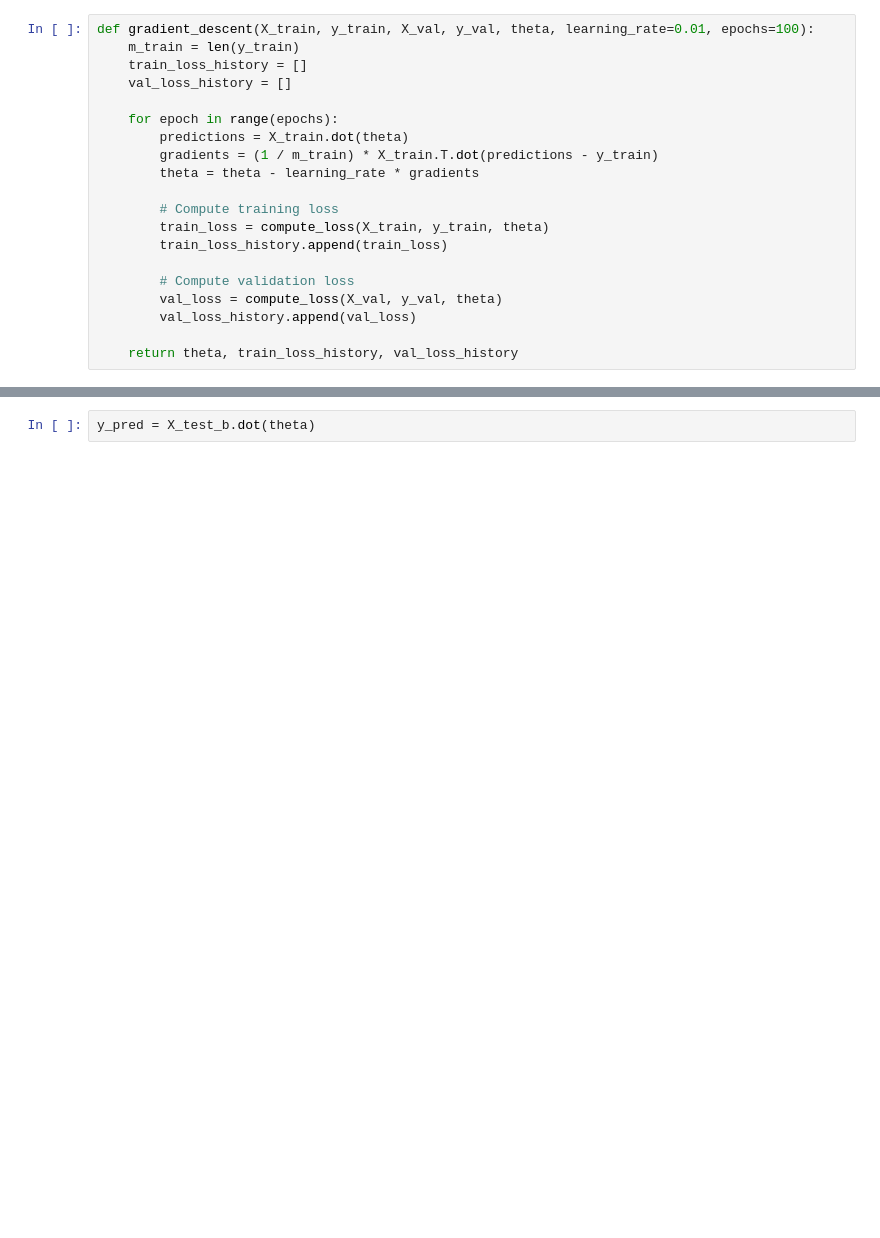
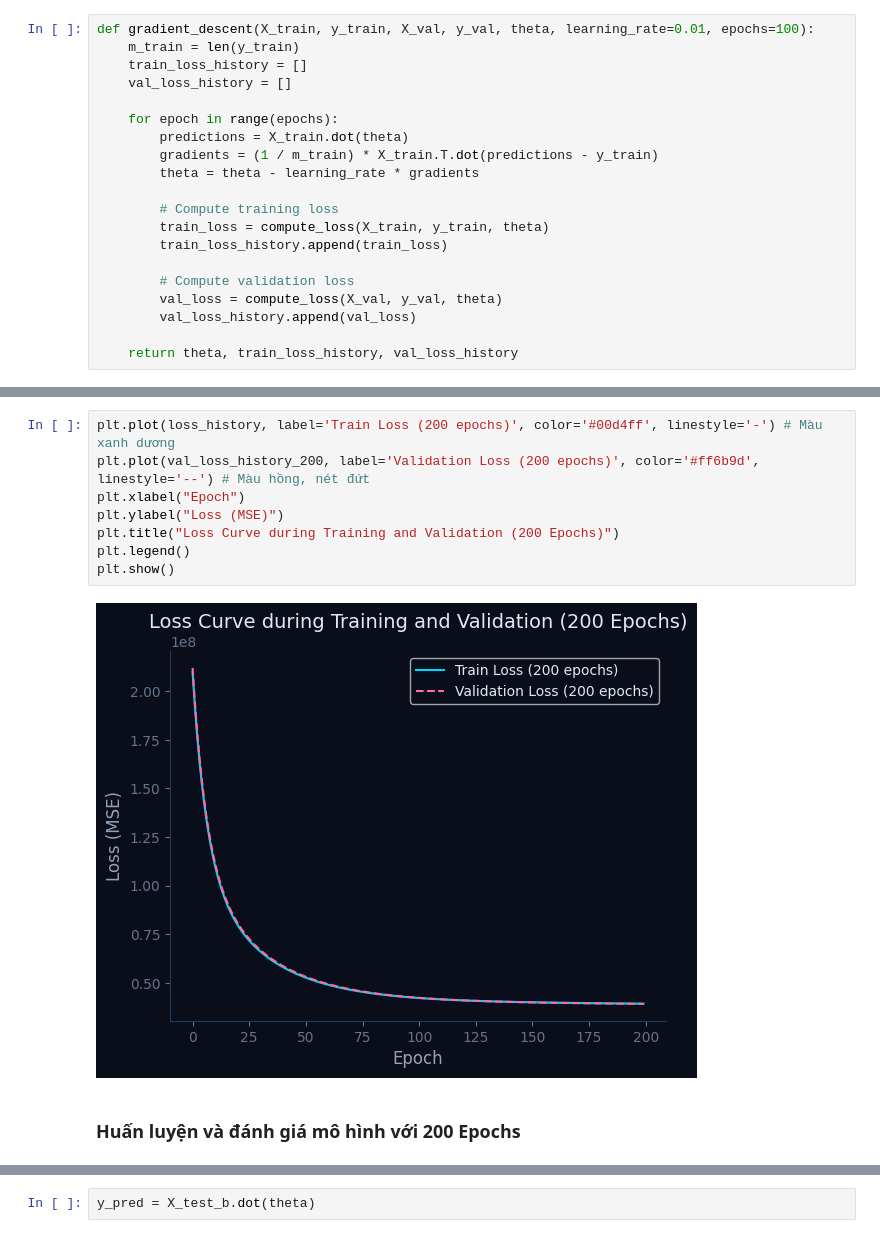
Before and after one commit to hoangchaulanbao/HocmayNC, a Jupyter notebook: btcn.ipynb, the cells around one changed output, grey strips where cells are left out. Saved outputs shown, nothing was run; the diff lists cells and outputs as text; blank space fills up the shorter version.

```diff
--- a/btcn.ipynb
+++ b/btcn.ipynb
@@ -800,0 +801,12 @@ Final theta: [[  264.16566777]
+# %%
+plt.plot(loss_history, label='Train Loss (200 epochs)', color='#00d4ff', linestyle='-') # Màu xanh dương
+plt.plot(val_loss_history_200, label='Validation Loss (200 epochs)', color='#ff6b9d', linestyle='--') # Màu hồng, nét đứt
+plt.xlabel("Epoch")
+plt.ylabel("Loss (MSE)")
+plt.title("Loss Curve during Training and Validation (200 Epochs)")
+plt.legend()
+plt.show()
+# %% [output]
+[figure, added]
+# %% [markdown]
+### Huấn luyện và đánh giá mô hình với 200 Epochs
```
Also changed, not shown: parts of 30 cells of this notebook.
